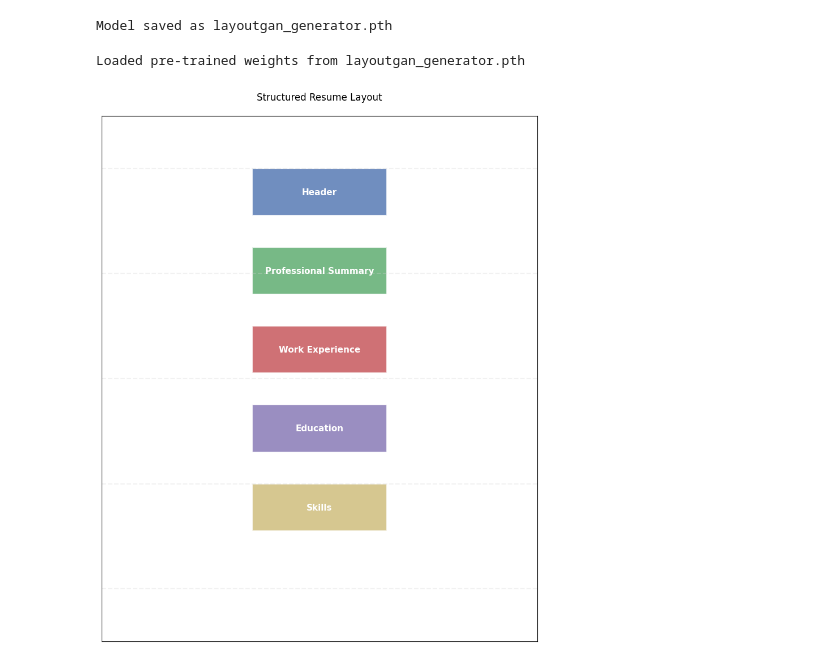
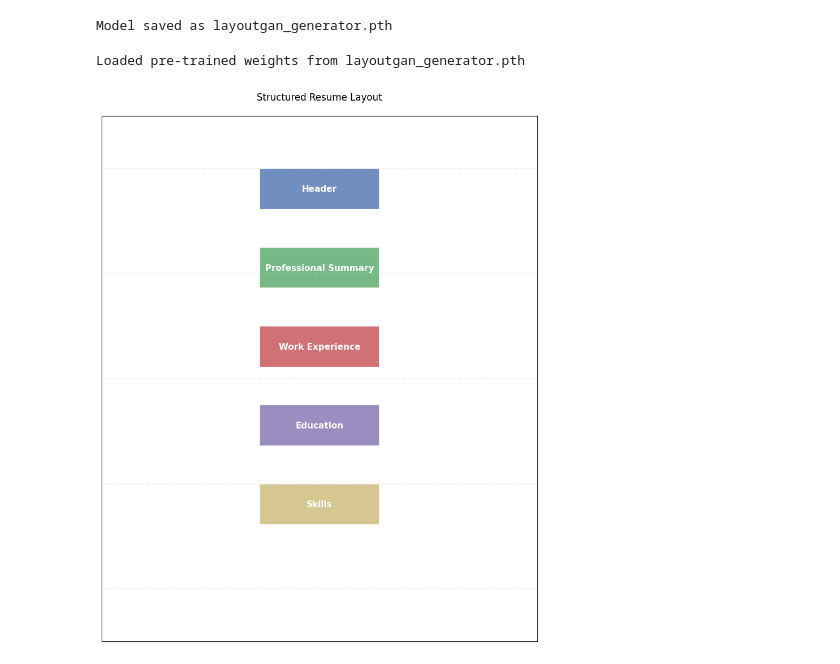
Before and after one commit to Hausemaster8281/Project_Exhibition_2, a Jupyter notebook: Untitled2.ipynb, the cells around one changed output. Cells and saved outputs as stored; diff of their text form; code cells hidden in the pictures.

```diff
--- a/Untitled2.ipynb
+++ b/Untitled2.ipynb
@@ -9,9 +9,6 @@ import matplotlib.pyplot as plt
 from PIL import Image
 from torch.utils.data import Dataset, DataLoader
 
-# ============================================================
-# 1️⃣ Layout Dataset: Loads Annotations + Image Sizes
-# ============================================================
 class LayoutDataset(Dataset):
     def __init__(self, annotation_folder, image_folder):
         self.annotation_folder = annotation_folder
@@ -68,9 +65,6 @@ class LayoutDataset(Dataset):
 
         return torch.tensor(layout, dtype=torch.float32)
 
-# ============================================================
-# 2️⃣ LayoutGAN Generator Model
-# ============================================================
 class LayoutGANGenerator(nn.Module):
     def __init__(self, input_dim=100, hidden_dim=128, output_dim=4):
         super(LayoutGANGenerator, self).__init__()
@@ -86,10 +80,7 @@ class LayoutGANGenerator(nn.Module):
     def forward(self, x):
         return self.model(x)
 
-# ============================================================
-# 3️⃣ Training Function
-# ============================================================
-def train_model(generator, dataloader, epochs=50, lr=0.001):
+def train_model(generator, dataloader, epochs=500, lr=0.1):
     generator.train()
     optimizer = optim.Adam(generator.parameters(), lr=lr)
     loss_function = nn.MSELoss()  # Mean Squared Error for bounding box coordinates
@@ -117,9 +108,6 @@ def train_model(generator, dataloader, epochs=50, lr=0.001):
 
         print(f"Epoch {epoch+1}/{epochs}, Loss: {epoch_loss:.4f}")
 
-# ============================================================
-# 4️⃣ Run Training
-# ============================================================
 if __name__ == "__main__":
     # Define dataset paths
     train_annotation_path = "dataset/training_data/annotations"
@@ -268,32 +256,32 @@ def plot_layout(layout, labels):
             verticalalignment='center',
             color='white'
         )
 
     plt.tight_layout()
     plt.show()
 
 class Label:
     def __init__(self, text):
         self.text = text
     def get(self):
         return self.text
 
 def main():
     example_labels = [
         "Header",
         "Professional Summary",
         "Work Experience",
         "Education",
-        "Skills"
+        "Skills",
     ]
 
     labels = [Label(label) for label in example_labels]
     generator = load_model(LayoutGANGenerator())
     generated_layout = generate_layout(generator, num_elements=len(labels))
     plot_layout(generated_layout, labels)
 
 if __name__ == "__main__":
     main()
 # %% [output]
 Loaded pre-trained weights from layoutgan_generator.pth
-[figure, old version]
+[figure, new version]
```
Also changed, not shown: parts of 3 cells of this notebook, 1 other file.
